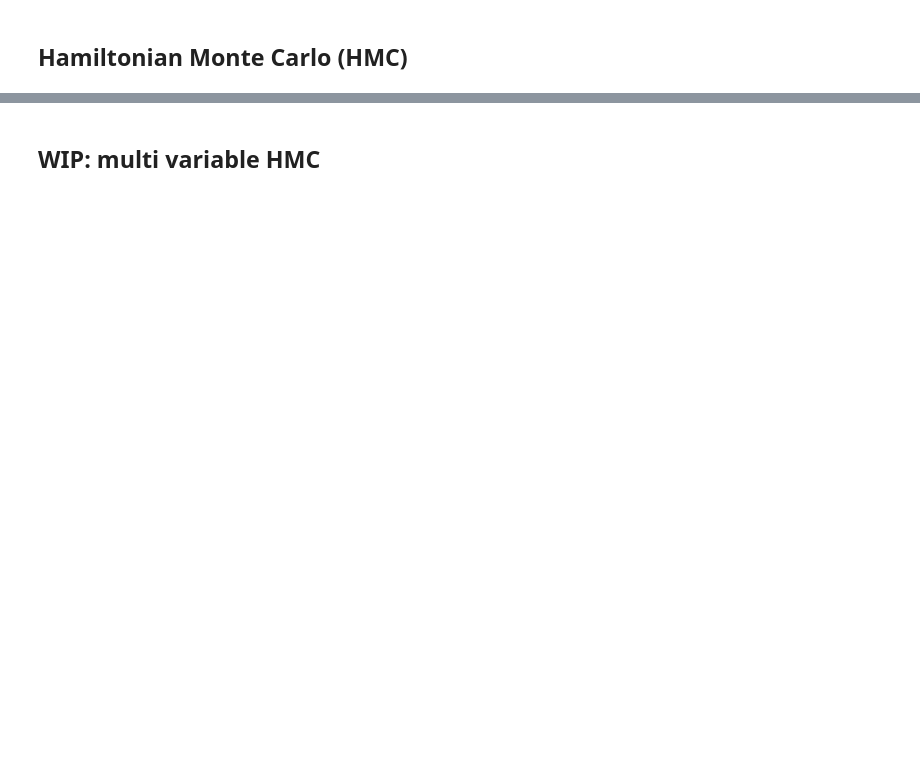
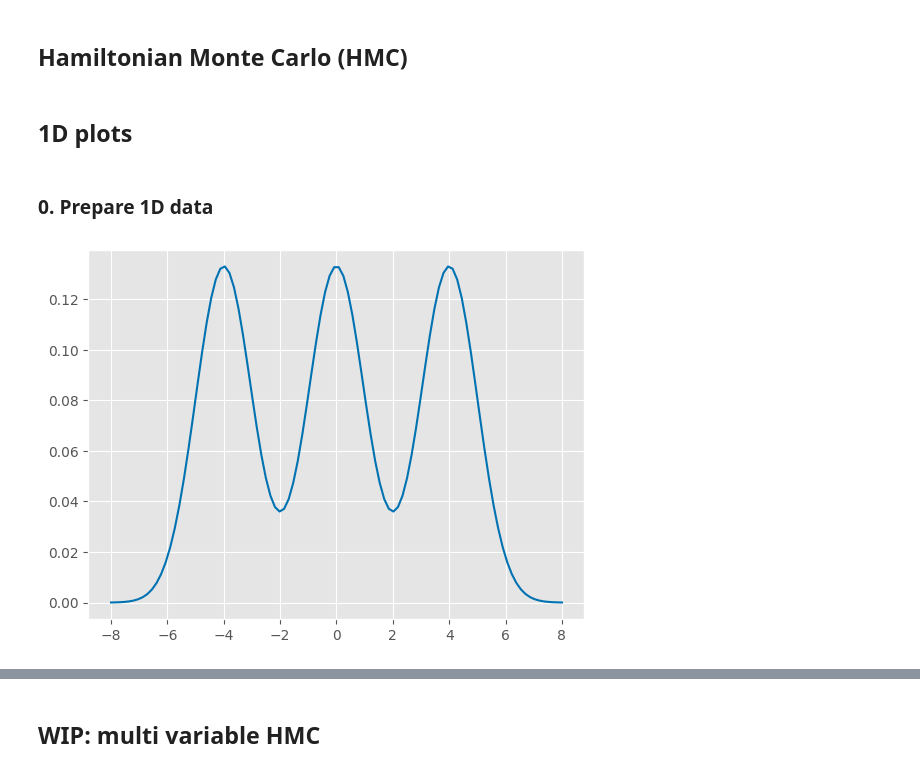
Before and after one commit to tiga1231/hamiltonian-monte-carlo, a Jupyter notebook: main.ipynb, the cells around one changed output, grey strips where cells are left out. Saved outputs shown, nothing was run; the diff lists cells and outputs as text; code cells hidden in the pictures; blank space fills up the shorter version.

```diff
--- a/main.ipynb
+++ b/main.ipynb
@@ -118,8 +120,8 @@ def HMC(U, theta0, std=1, stepsize=0.01, n_steps=10, n_samples=10):
         ## Metropolis-Hastings correction
         u = torch.rand(1)
         p = torch.exp(
-            H(proposal[0], proposal[1])
-            - H(theta, rt)
+            H(theta, rt)
+            - H(proposal[0], proposal[1])
         )
         if u < min(1, p):
             ## accept
@@ -138,3 +140,39 @@ def HMC(U, theta0, std=1, stepsize=0.01, n_steps=10, n_samples=10):
             sample_states = [s[0] for s in states],
             auxiliary_states = [s[1] for s in states],
         )
+# %% [markdown]
+## 1D plots
+# %% [markdown]
+### 0. Prepare 1D data
+# %%
+%%time
+
+# ## 1D
+U = lambda x: -torch.log(
+    1 / np.sqrt(2*np.pi) * (
+        1/3 * torch.exp(-x**2 / 2)
+        + 1/3 * torch.exp(-(x+4)**2 / 2) +
+        + 1/3 * torch.exp(-(x-4)**2 / 2)
+    )
+)
+xmin, xmax = -8,8
+x = torch.linspace(xmin, xmax, 100)
+y = torch.exp(-U(x))
+plt.plot(x,y)
+plt.show()
+
+init = torch.randn(1)
+n_burnin = 50
+n_samples = 400
+results = HMC(
+    U, init,
+    std=1, stepsize=0.1,
+    n_steps=100,
+    n_samples = n_burnin + n_samples)
+
+results = list(results)
+samples = torch.stack([r['sample'] for r in results[n_burnin:]]).squeeze()
+states = torch.stack([torch.stack(r['sample_states']) for r in results[n_burnin:]]).squeeze()
+auxiliary_states = torch.stack([torch.stack(r['auxiliary_states']) for r in results[n_burnin:]]).squeeze()
+# %% [output]
+[figure, added]
```
Also changed, not shown: parts of 18 cells of this notebook.
